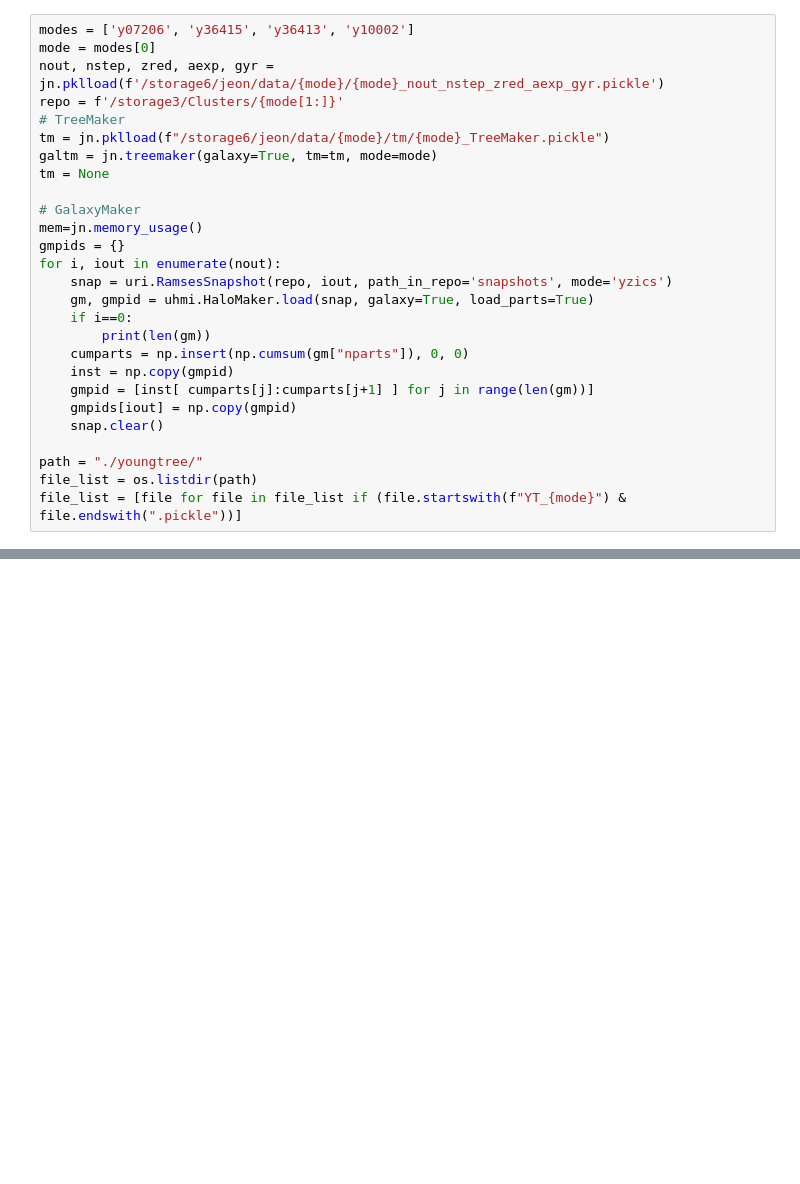
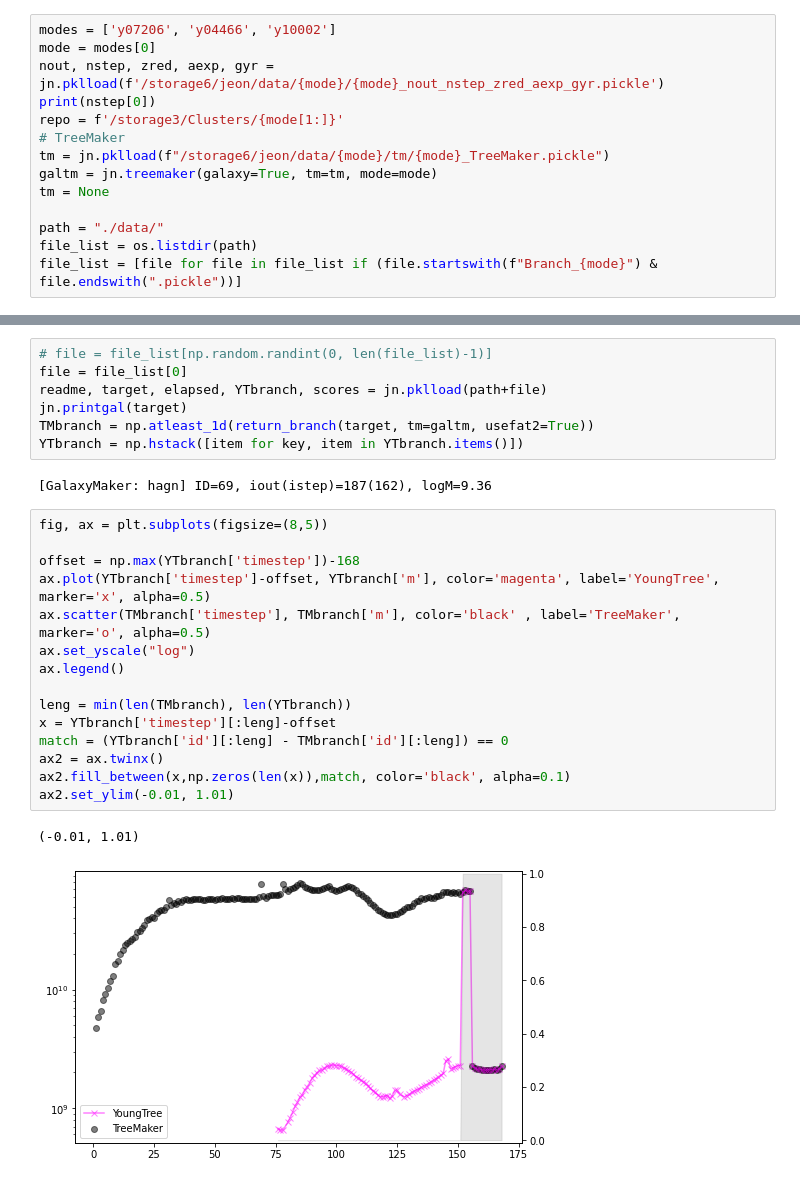
Before and after one commit to syj3514/YoungTree, a Jupyter notebook: youngtree_compare.ipynb, the cells around one changed output, grey strips where cells are left out. Cells and saved outputs as stored; diff of their text form; blank space fills up the shorter version.

```diff
--- a/youngtree_compare.ipynb
+++ b/youngtree_compare.ipynb
@@ -28,28 +54,15 @@ Module JPLOTS(220503.0) loading success
 # %%
-modes = ['y07206', 'y36415', 'y36413', 'y10002']
+modes = ['y07206', 'y04466', 'y10002']
 mode = modes[0]
 nout, nstep, zred, aexp, gyr = jn.pklload(f'/storage6/jeon/data/{mode}/{mode}_nout_nstep_zred_aexp_gyr.pickle')
+print(nstep[0])
 repo = f'/storage3/Clusters/{mode[1:]}'
 # TreeMaker
 tm = jn.pklload(f"/storage6/jeon/data/{mode}/tm/{mode}_TreeMaker.pickle")
 galtm = jn.treemaker(galaxy=True, tm=tm, mode=mode)
 tm = None
 
-# GalaxyMaker
-mem=jn.memory_usage()
-gmpids = {}
-for i, iout in enumerate(nout):
-    snap = uri.RamsesSnapshot(repo, iout, path_in_repo='snapshots', mode='yzics')
-    gm, gmpid = uhmi.HaloMaker.load(snap, galaxy=True, load_parts=True)
-    if i==0:
-        print(len(gm))
-    cumparts = np.insert(np.cumsum(gm["nparts"]), 0, 0)
-    inst = np.copy(gmpid)
-    gmpid = [inst[ cumparts[j]:cumparts[j+1] ] for j in range(len(gm))]
-    gmpids[iout] = np.copy(gmpid)
-    snap.clear()
-
-path = "./youngtree/"
+path = "./data/"
 file_list = os.listdir(path)
-file_list = [file for file in file_list if (file.startswith(f"YT_{mode}") & file.endswith(".pickle"))]
+file_list = [file for file in file_list if (file.startswith(f"Branch_{mode}") & file.endswith(".pickle"))]
 # %% [output]
@@ -156,0 +81,27 @@ TreeMaker
+# %%
+# file = file_list[np.random.randint(0, len(file_list)-1)]
+file = file_list[0]
+readme, target, elapsed, YTbranch, scores = jn.pklload(path+file)
+jn.printgal(target)
+TMbranch = np.atleast_1d(return_branch(target, tm=galtm, usefat2=True))
+YTbranch = np.hstack([item for key, item in YTbranch.items()])
+# %% [output]
+[GalaxyMaker: hagn] ID=69, iout(istep)=187(162), logM=9.36
+# %%
+fig, ax = plt.subplots(figsize=(8,5))
+
+offset = np.max(YTbranch['timestep'])-168
+ax.plot(YTbranch['timestep']-offset, YTbranch['m'], color='magenta', label='YoungTree', marker='x', alpha=0.5)
+ax.scatter(TMbranch['timestep'], TMbranch['m'], color='black' , label='TreeMaker', marker='o', alpha=0.5)
+ax.set_yscale("log")
+ax.legend()
+
+leng = min(len(TMbranch), len(YTbranch))
+x = YTbranch['timestep'][:leng]-offset
+match = (YTbranch['id'][:leng] - TMbranch['id'][:leng]) == 0
+ax2 = ax.twinx()
+ax2.fill_between(x,np.zeros(len(x)),match, color='black', alpha=0.1)
+ax2.set_ylim(-0.01, 1.01)
+# %% [output]
+(-0.01, 1.01)
+[figure, added]
```
Also changed, not shown: parts of 8 cells of this notebook, 9 other files.
